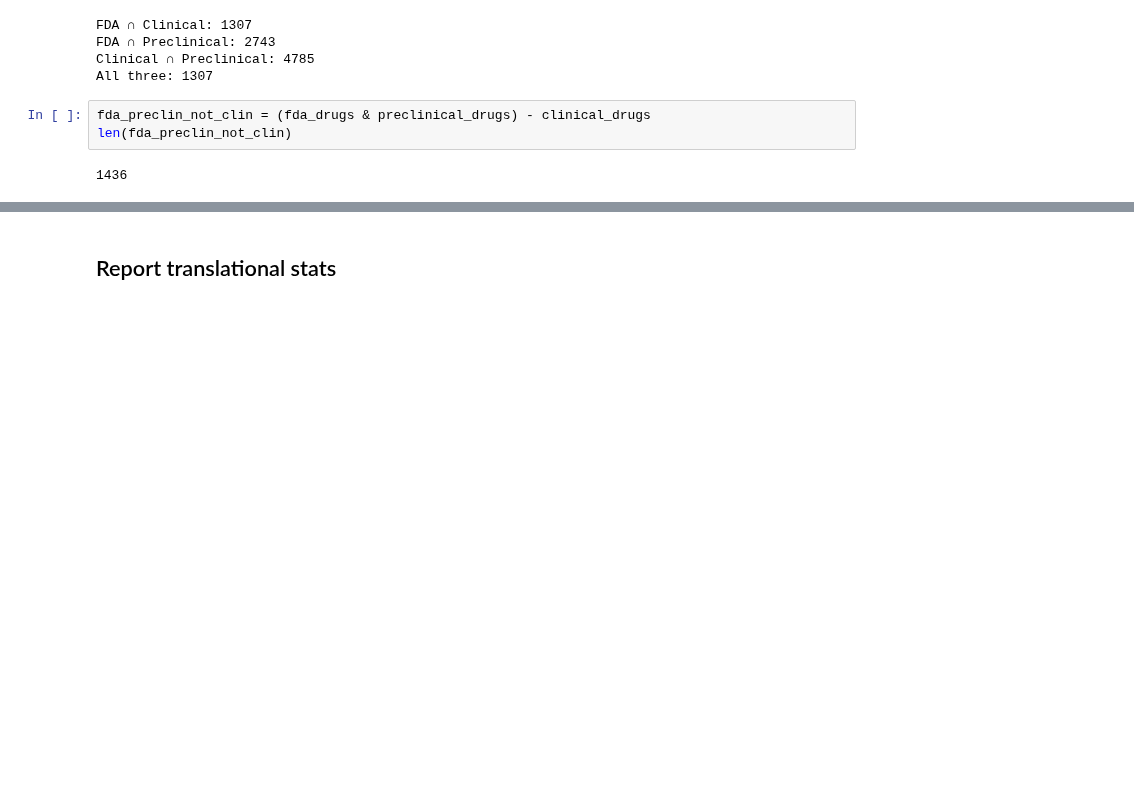
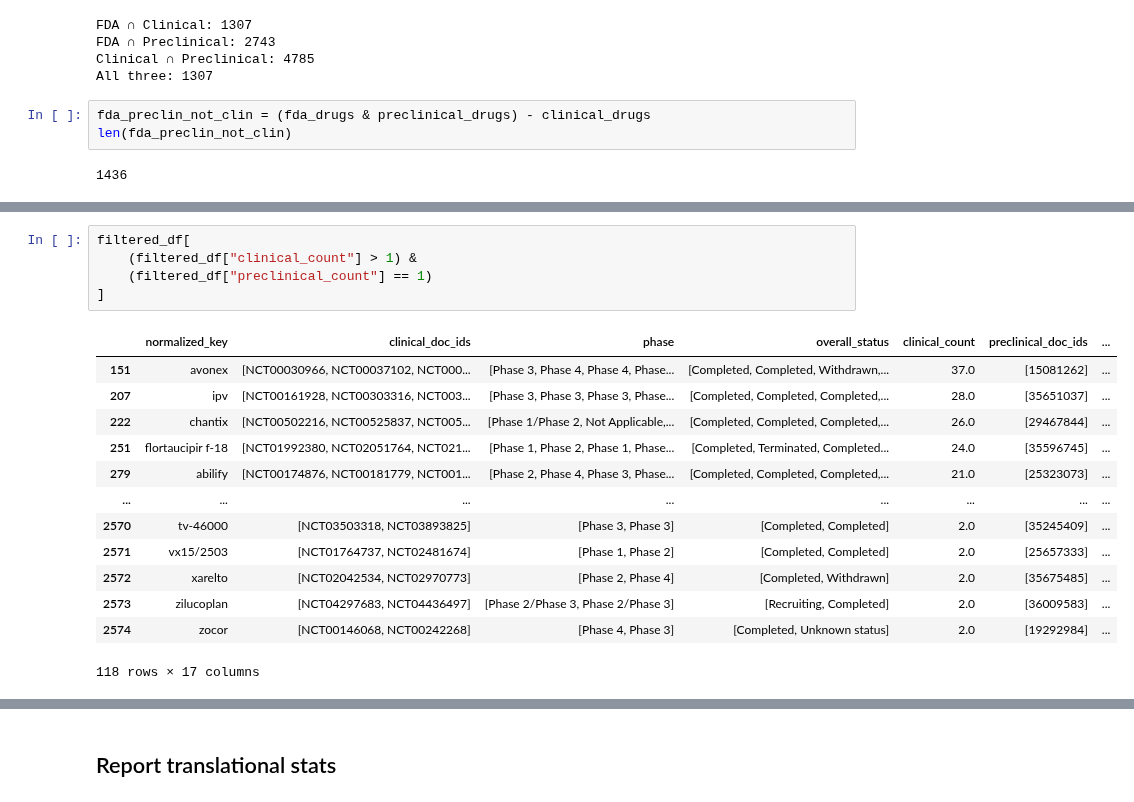
Before and after one commit to Ineichen-Group/Preclinical_DrugDisease_Translation_Pipeline, a Jupyter notebook: 10_drug_disease_translation_analysis/Translation_01_Drug.ipynb, the cells around one changed output, grey strips where cells are left out. Drawn from its saved outputs; the diff is of its cells as text; blank space fills up the shorter version.

```diff
--- a/10_drug_disease_translation_analysis/Translation_01_Drug.ipynb
+++ b/10_drug_disease_translation_analysis/Translation_01_Drug.ipynb
@@ -591 +543,20 @@ filtered_df[filtered_df["fda_year"].isna() & filtered_df['at_least_one_phase4']]
+# %%
+filtered_df[
+    (filtered_df["clinical_count"] > 1) &
+    (filtered_df["preclinical_count"] == 1)
+]
+# %% [output]
+|  | normalized_key | clinical_doc_ids | phase | overall_status | clinical_count | preclinical_doc_ids | ... |
+| 151 | avonex | [NCT00030966, NCT00037102, NCT000... | [Phase 3, Phase 4, Phase 4, Phase... | [Completed, Completed, Withdrawn,... | 37.0 | [15081262] | ... |
+| 207 | ipv | [NCT00161928, NCT00303316, NCT003... | [Phase 3, Phase 3, Phase 3, Phase... | [Completed, Completed, Completed,... | 28.0 | [35651037] | ... |
+| 222 | chantix | [NCT00502216, NCT00525837, NCT005... | [Phase 1/Phase 2, Not Applicable,... | [Completed, Completed, Completed,... | 26.0 | [29467844] | ... |
+| 251 | flortaucipir f-18 | [NCT01992380, NCT02051764, NCT021... | [Phase 1, Phase 2, Phase 1, Phase... | [Completed, Terminated, Completed... | 24.0 | [35596745] | ... |
+| 279 | abilify | [NCT00174876, NCT00181779, NCT001... | [Phase 2, Phase 4, Phase 3, Phase... | [Completed, Completed, Completed,... | 21.0 | [25323073] | ... |
+| ... | ... | ... | ... | ... | ... | ... | ... |
+| 2570 | tv-46000 | [NCT03503318, NCT03893825] | [Phase 3, Phase 3] | [Completed, Completed] | 2.0 | [35245409] | ... |
+| 2571 | vx15/2503 | [NCT01764737, NCT02481674] | [Phase 1, Phase 2] | [Completed, Completed] | 2.0 | [25657333] | ... |
+| 2572 | xarelto | [NCT02042534, NCT02970773] | [Phase 2, Phase 4] | [Completed, Withdrawn] | 2.0 | [35675485] | ... |
+| 2573 | zilucoplan | [NCT04297683, NCT04436497] | [Phase 2/Phase 3, Phase 2/Phase 3] | [Recruiting, Completed] | 2.0 | [36009583] | ... |
+| 2574 | zocor | [NCT00146068, NCT00242268] | [Phase 4, Phase 3] | [Completed, Unknown status] | 2.0 | [19292984] | ... |
+118 rows × 17 columns
 # %%
```
Also changed, not shown: parts of 25 cells of this notebook, 4 other files.
